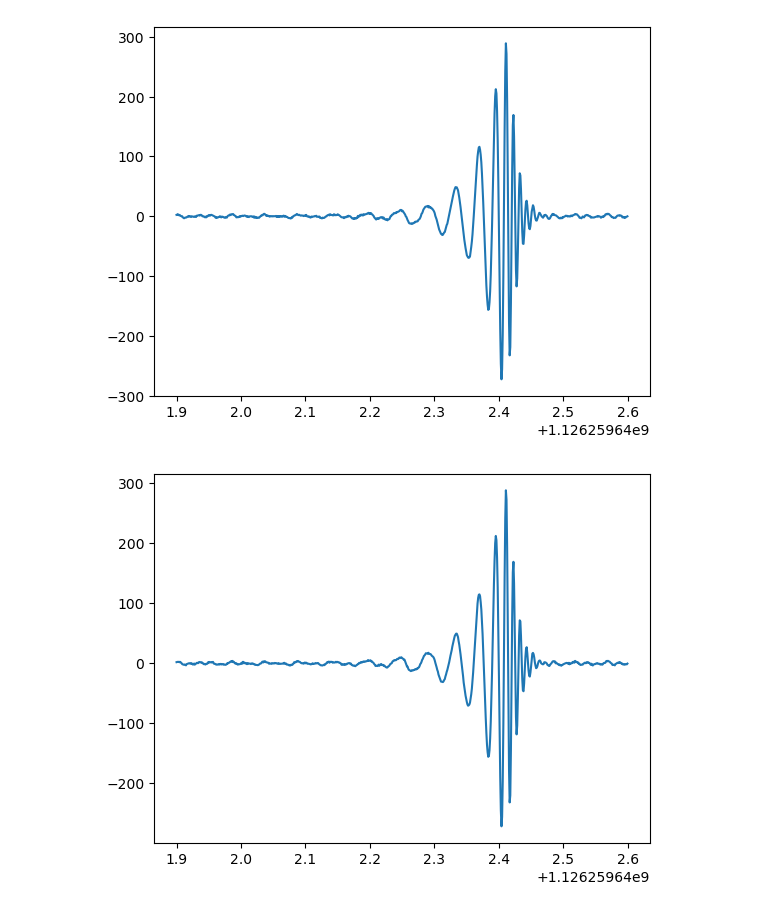
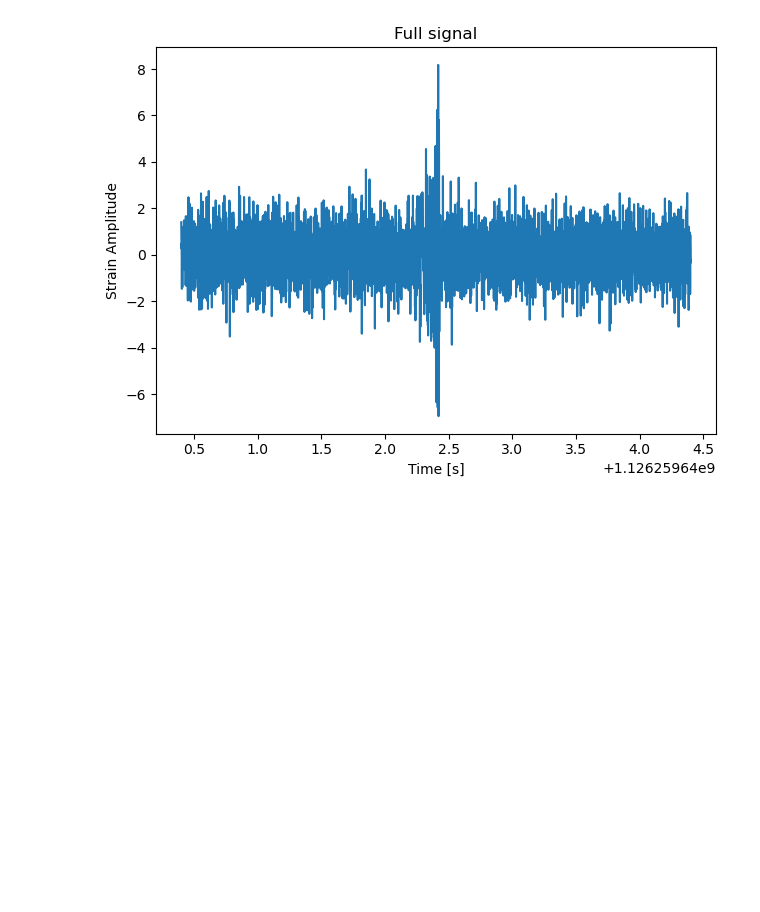
Before and after one commit to MattiaEmma2022/GW_sbi_bilby, a Jupyter notebook: GW_working.ipynb, the cells around one changed output. Saved outputs shown, nothing was run; the diff lists cells and outputs as text; code cells hidden in the pictures; blank space fills up the shorter version.

```diff
--- a/GW_working.ipynb
+++ b/GW_working.ipynb
@@ -96,8 +96,8 @@ class GenerateWhitenedSignal(GenerateData):
         return ht_tilde
 # %%
 injection_parameters = dict(
-    mass_1=36.0,
-    mass_2=29.0,
+    mass_1=30.0,
+    mass_2=30.0,
     a_1=0.4,
     a_2=0.3,
     tilt_1=0.5,
@@ -133,6 +133,7 @@ for key in [
 ]:
     signal_priors[key] = injection_parameters[key]
 signal_priors['mass_ratio']=29.0/36.0
+#signal_priors['chirp_mass']=bilby.gw.prior.UniformInComponentsChirpMass(minimum=20, maximum=40, name='chirp_mass', latex_label='$\\mathcal{M}$', unit=None, boundary=None)
 noise_priors = bilby.core.prior.PriorDict(dict(sigma=bilby.core.prior.Uniform(0, 2, 'sigma')))
 
 duration = 4.0
@@ -156,8 +157,7 @@ waveform_generator = bilby.gw.WaveformGenerator(
     waveform_arguments=waveform_arguments,
 )
 
-outdir = "outdir_1"
-label = "TEST_1"
+
 
 ifos = bilby.gw.detector.InterferometerList(['H1'])
 ifos.set_strain_data_from_power_spectral_densities(
@@ -219,19 +225,41 @@ plt.show()
 # %%
-noise = GenerateWhitenedIFONoise(ifo)
-signal = GenerateWhitenedSignal(ifo, waveform_generator, signal_priors)
-signal_and_noise = sbibilby.AdditiveSignalAndNoise(signal, noise)
+
+#With windowed data
+# noise = GenerateWhitenedIFONoise(ifo,True)
+# signal = GenerateWhitenedSignal(ifo, waveform_generator, signal_priors, True)
+# signal_and_noise = sbibilby.AdditiveSignalAndNoise(signal, noise)
+
+# priors = noise_priors | signal_priors
+# priors = bilby.core.prior.PriorDict(priors)
+# priors.convert_floats_to_delta_functions()
+# sample = priors.sample()
+# plt.plot(cut_time,signal_and_noise.get_data(sample))
+# plt.xlabel('Time [s]')
+# plt.ylabel('Strain Amplitude')
+# plt.title('Windowed signal')
+# plt.tight_layout()
+# plt.savefig('Results/Data/windowed_signal_example.png', dpi=100)
+# plt.show()
+
+
+#With full data
+full_noise = GenerateWhitenedIFONoise(ifo)#,False)
+full_signal = GenerateWhitenedSignal(ifo, waveform_generator, signal_priors)#, False)
+full_signal_and_noise = sbibilby.AdditiveSignalAndNoise(full_signal, full_noise)
 
 priors = noise_priors | signal_priors
 priors = bilby.core.prior.PriorDict(priors)
 priors.convert_floats_to_delta_functions()
 sample = priors.sample()
-signal_and_noise.get_data(sample)
-plt.plot(cut_time,signal_and_noise.get_data(sample))
+
+injection_parameters['sigma']=1
+plt.plot(xobs,full_signal_and_noise.get_data(injection_parameters))
+plt.xlabel('Time [s]')
+plt.ylabel('Strain Amplitude')
+plt.title('Full signal')
+plt.tight_layout()
+plt.savefig('Results/Data/full_signal_example.png', dpi=100)
 plt.show()
-cut_signal=signal_and_noise.get_data(sample)
-plt.plot(cut_time, cut_signal)
-plt.show()
 # %% [output]
-[figure, old version]
+[figure, new version]
-[figure, removed]
 # %%
```
Also changed, not shown: parts of 12 cells of this notebook.
